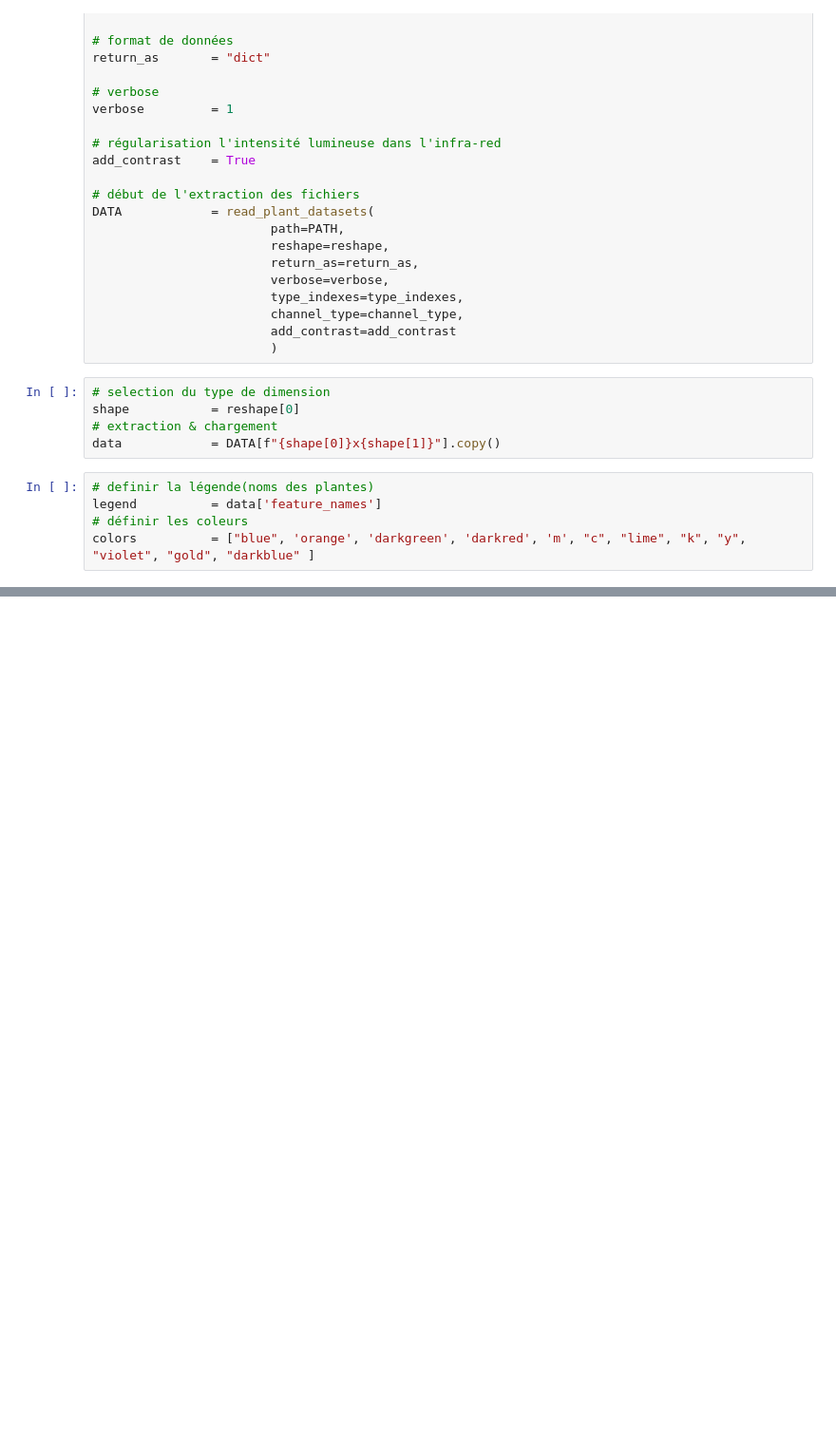
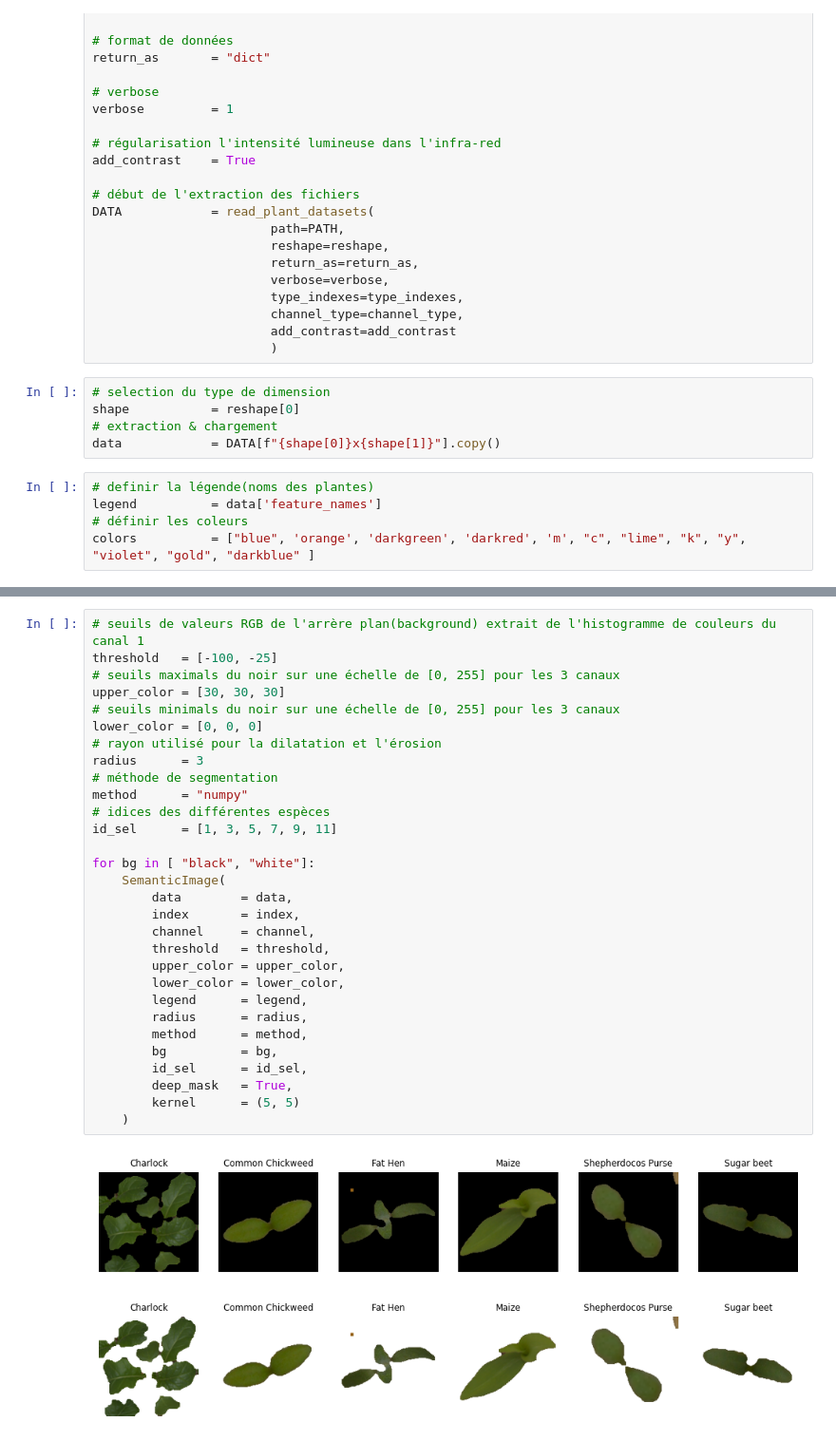
Before and after one commit to Haszb/Plant_Seedlings_ds_Project, a Jupyter notebook: main.ipynb, the cells around one changed output, grey strips where cells are left out. Shown at 95% size. Drawn from its saved outputs; the diff is of its cells as text; blank space fills up the shorter version.

```diff
--- a/main.ipynb
+++ b/main.ipynb
@@ -111,0 +138,33 @@ plt.show()
+# %%
+# seuils de valeurs RGB de l'arrère plan(background) extrait de l'histogramme de couleurs du canal 1
+threshold   = [-100, -25]
+# seuils maximals du noir sur une échelle de [0, 255] pour les 3 canaux
+upper_color = [30, 30, 30]
+# seuils minimals du noir sur une échelle de [0, 255] pour les 3 canaux
+lower_color = [0, 0, 0]
+# rayon utilisé pour la dilatation et l'érosion
+radius      = 3
+# méthode de segmentation
+method      = "numpy"
+# idices des différentes espèces
+id_sel      = [1, 3, 5, 7, 9, 11]
+
+for bg in [ "black", "white"]:
+    SemanticImage(
+        data        = data,
+        index       = index,
+        channel     = channel,
+        threshold   = threshold,
+        upper_color = upper_color,
+        lower_color = lower_color,
+        legend      = legend,
+        radius      = radius,
+        method      = method,
+        bg          = bg,
+        id_sel      = id_sel,
+        deep_mask   = True,
+        kernel      = (5, 5)
+    )
+# %% [output]
+[figure, added]
+[figure, added]
```
Also changed, not shown: parts of 17 cells of this notebook, 5 other files.
